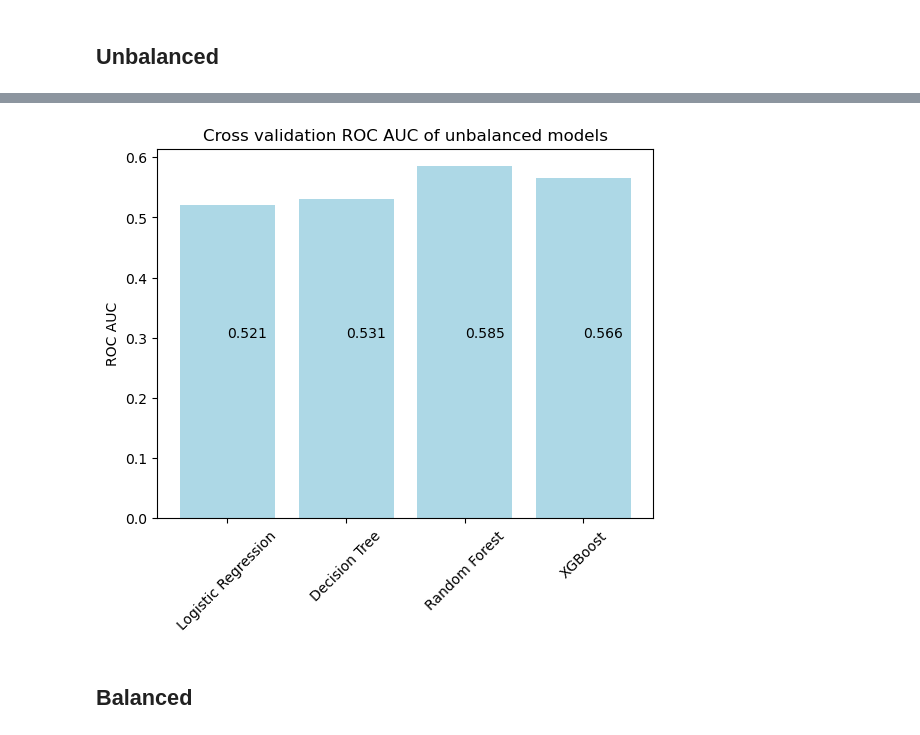
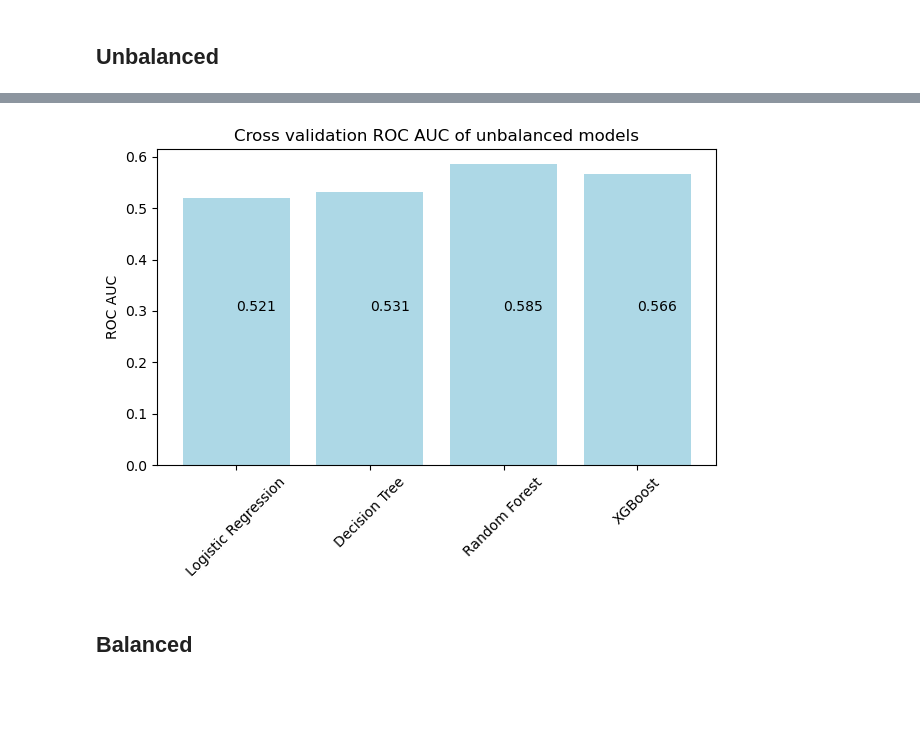
Before and after one commit to Rampenator/dsb, a Jupyter notebook: Juuso Final.ipynb, the cells around one changed output, grey strips where cells are left out. Drawn from its saved outputs; the diff is of its cells as text; code cells hidden in the pictures; blank space fills up the shorter version.

```diff
--- a/Juuso Final.ipynb
+++ b/Juuso Final.ipynb
@@ -104,26 +105,27 @@ plt.show()
 # %%
 # Data from the accs_base dictionary
 models = ["Logistic Regression", "Decision Tree", "Random Forest", "XGBoost"]
 rocaucs = list(rocauc_base.values())
 
 # Create a bar graph with a blue color palette
-plt.bar(models, rocaucs, color='lightblue')
+plt.bar(models, rocaucs, color = "lightblue")
 
 # Adding labels and title
 plt.ylabel('ROC AUC')
 plt.title('Cross validation ROC AUC of unbalanced models')
 plt.xticks(rotation=45)
 
 # Adding text
 plt.text(["Logistic Regression"], 0.3, rocauc_base["lr"].round(3))
 plt.text(["Decision Tree"], 0.3, rocauc_base["dtc"].round(3))
 plt.text(["Random Forest"], 0.3, rocauc_base["rfc"].round(3))
 plt.text(["XGBoost"], 0.3, rocauc_base["xgb"].round(3))
 
 # Display the bar graph
+plt.tight_layout()
 plt.show()
 # %% [output]
-[figure, old version]
+[figure, new version]
 # %% [markdown]
 ## Balanced
 # %%
```
Also changed, not shown: parts of 16 cells of this notebook.
